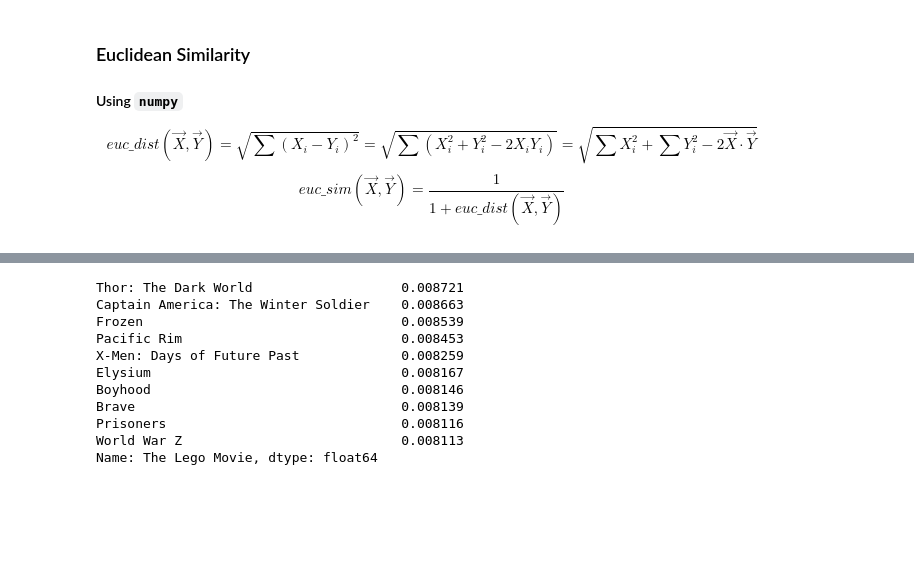
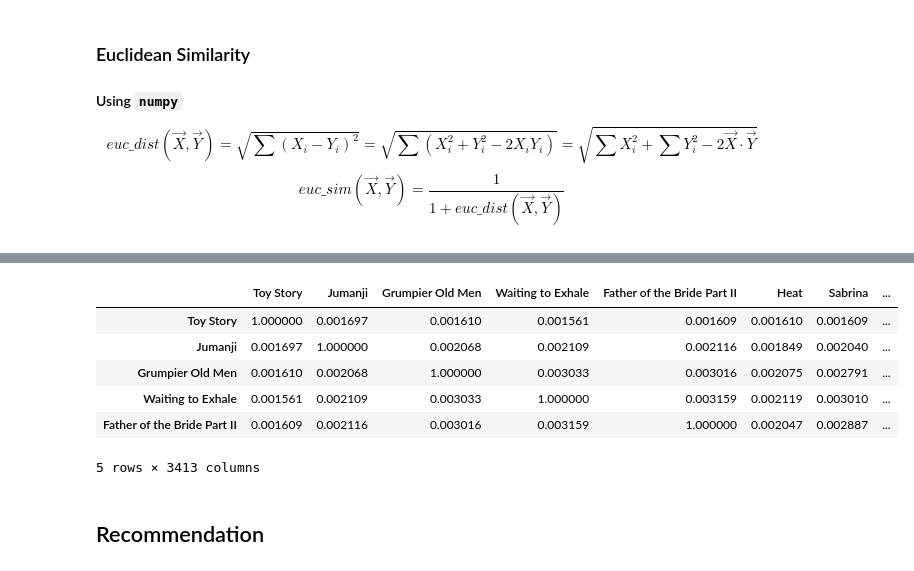
Before and after one commit to KimRass/warehouse, a Jupyter notebook: Data Science/Machine Learning/Recommender System/MovieLens & Collaborative Filtering.ipynb, the cells around one changed output, grey strips where cells are left out. Saved outputs shown, nothing was run; the diff lists cells and outputs as text; code cells hidden in the pictures; blank space fills up the shorter version.

```diff
--- a/Data Science/Machine Learning/Recommender System/MovieLens & Collaborative Filtering.ipynb
+++ b/Data Science/Machine Learning/Recommender System/MovieLens & Collaborative Filtering.ipynb
@@ -108,9 +92,7 @@ adj_ui
 # %%
 adj_ui = adj_ui.fillna(0)
-# norm_item = np.linalg.norm(adj_ui, axis=0, ord=2)
-# #matrix의 각 column을 normalization합니다.
-# adj_ui_norm = adj_ui.div(norm_item, axis=1)
-# #행렬곱으로 아이템에 대한 cosine similarity를 계산합니다.
-# cos_sim_item = np.dot(adj_ui_norm.T, adj_ui_norm)
-# titles = [id2title[int(i)] for i in adj_ui_norm.columns]
-# cos_sim_item_df = pd.DataFrame(cos_sim_item, index=titles, columns=titles)
+# Vector Normalization
+norm_item = np.linalg.norm(adj_ui, axis=0, ord=2)
+adj_ui_norm = adj_ui.div(norm_item, axis=1)
+titles = [id2title[int(i)] for i in adj_ui.columns]
+cos_sim_item = pd.DataFrame(np.dot(adj_ui_norm.T, adj_ui_norm), index=titles, columns=titles)
@@ -259,7 +114,10 @@ array([[411538.527, 144184.076,  63737.203, ...,   4969.419,   7510.101,
 # %%
-euc_sim_item = 1 / (1 + np.sqrt(np.add.outer(square, square) - 2*dot))
+adj_ui = adj_ui.fillna(0)
+square = np.array(np.square(adj_ui).sum(axis=0))
+square = np.add.outer(square, square)
+dot = np.dot(adj_ui.T, adj_ui)
+euc_dist_item = np.sqrt(square - 2*dot)
+# titles = [id2title[int(i)] for i in adj_ui.columns]
+euc_sim_item = 1/(1 + euc_dist_item)
 np.fill_diagonal(euc_sim_item, 1)
-
-titles = [id2title[int(i)] for i in adj_ui_norm.columns]
-
-euc_sim_item_df = pd.DataFrame(euc_sim_item, index=titles, columns=titles)
+euc_sim_item = pd.DataFrame(euc_sim_item, index=titles, columns=titles)
@@ -284,4 +126,3 @@ euc_sim_item_df
 # %%
-euc_sim_item = 1 / (1 + euclidean_distances(adj_ui.T))
-
-euc_sim_item_df = pd.DataFrame(euc_sim_item, index=titles, columns=titles)
+euc_dist_item = euclidean_distances(adj_ui.T)
+euc_sim_item = pd.DataFrame(1/(1 + euc_dist_item), index=titles, columns=titles)
@@ -334,15 +129,12 @@ Name: Saw, dtype: float64
-# %%
-#레고 무비와 유사한 영화
-euc_sim_item_df.loc["The Lego Movie"].sort_values(ascending=False).iloc[1:11]
-# %% [output]
-Thor: The Dark World                   0.008721
-Captain America: The Winter Soldier    0.008663
-Frozen                                 0.008539
-Pacific Rim                            0.008453
-X-Men: Days of Future Past             0.008259
-Elysium                                0.008167
-Boyhood                                0.008146
-Brave                                  0.008139
-Prisoners                              0.008116
-World War Z                            0.008113
-Name: The Lego Movie, dtype: float64
+# %%
+euc_sim_item.head()
+# %% [output]
+|  | Toy Story | Jumanji | Grumpier Old Men | Waiting to Exhale | Father of the Bride Part II | Heat | Sabrina | ... |
+| Toy Story | 1.000000 | 0.001697 | 0.001610 | 0.001561 | 0.001609 | 0.001610 | 0.001609 | ... |
+| Jumanji | 0.001697 | 1.000000 | 0.002068 | 0.002109 | 0.002116 | 0.001849 | 0.002040 | ... |
+| Grumpier Old Men | 0.001610 | 0.002068 | 1.000000 | 0.003033 | 0.003016 | 0.002075 | 0.002791 | ... |
+| Waiting to Exhale | 0.001561 | 0.002109 | 0.003033 | 1.000000 | 0.003159 | 0.002119 | 0.003010 | ... |
+| Father of the Bride Part II | 0.001609 | 0.002116 | 0.003016 | 0.003159 | 1.000000 | 0.002047 | 0.002887 | ... |
+5 rows × 3413 columns
+# %% [markdown]
+## Recommendation
```
Also changed, not shown: parts of 24 cells of this notebook, 1 other file.
